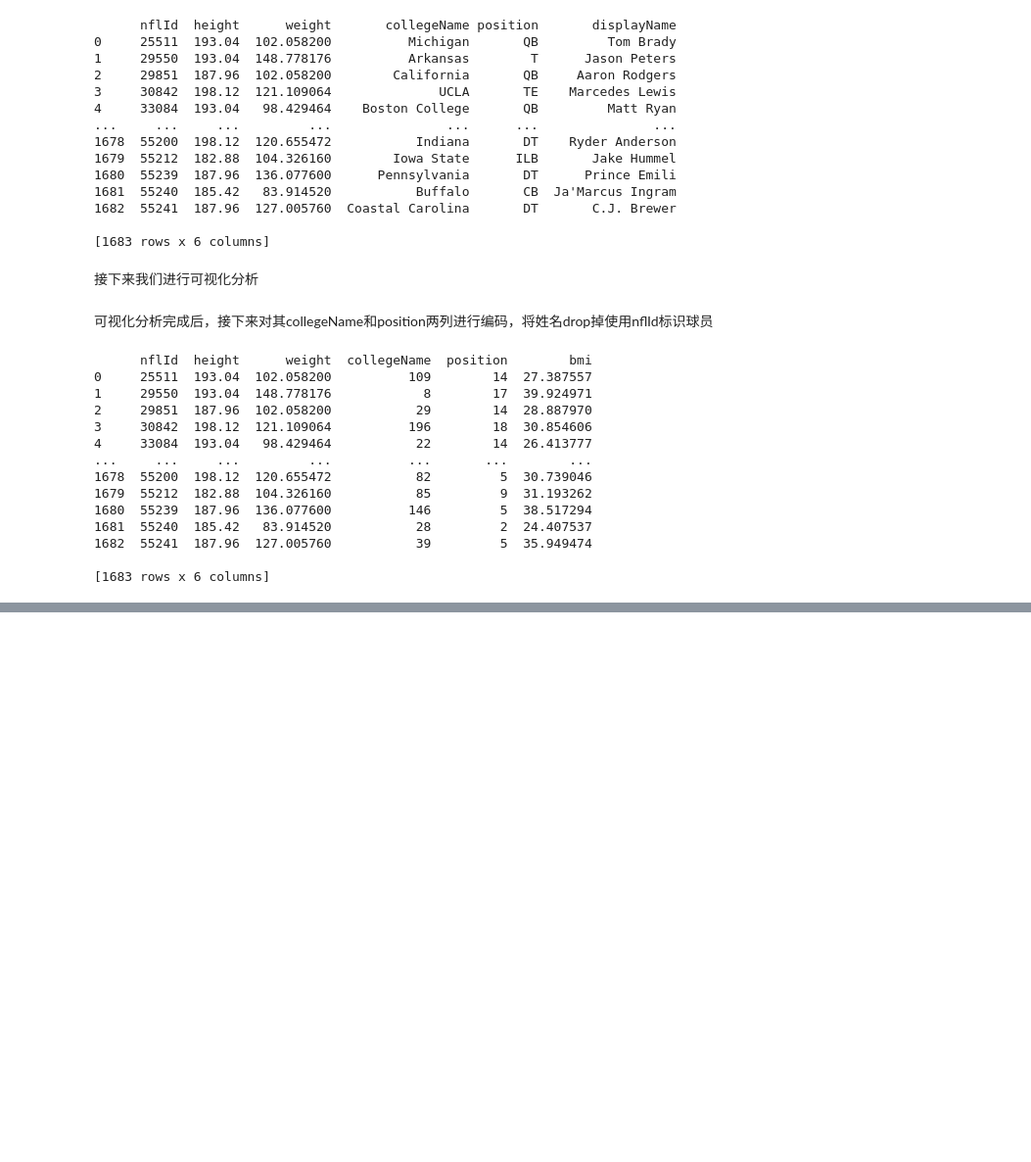
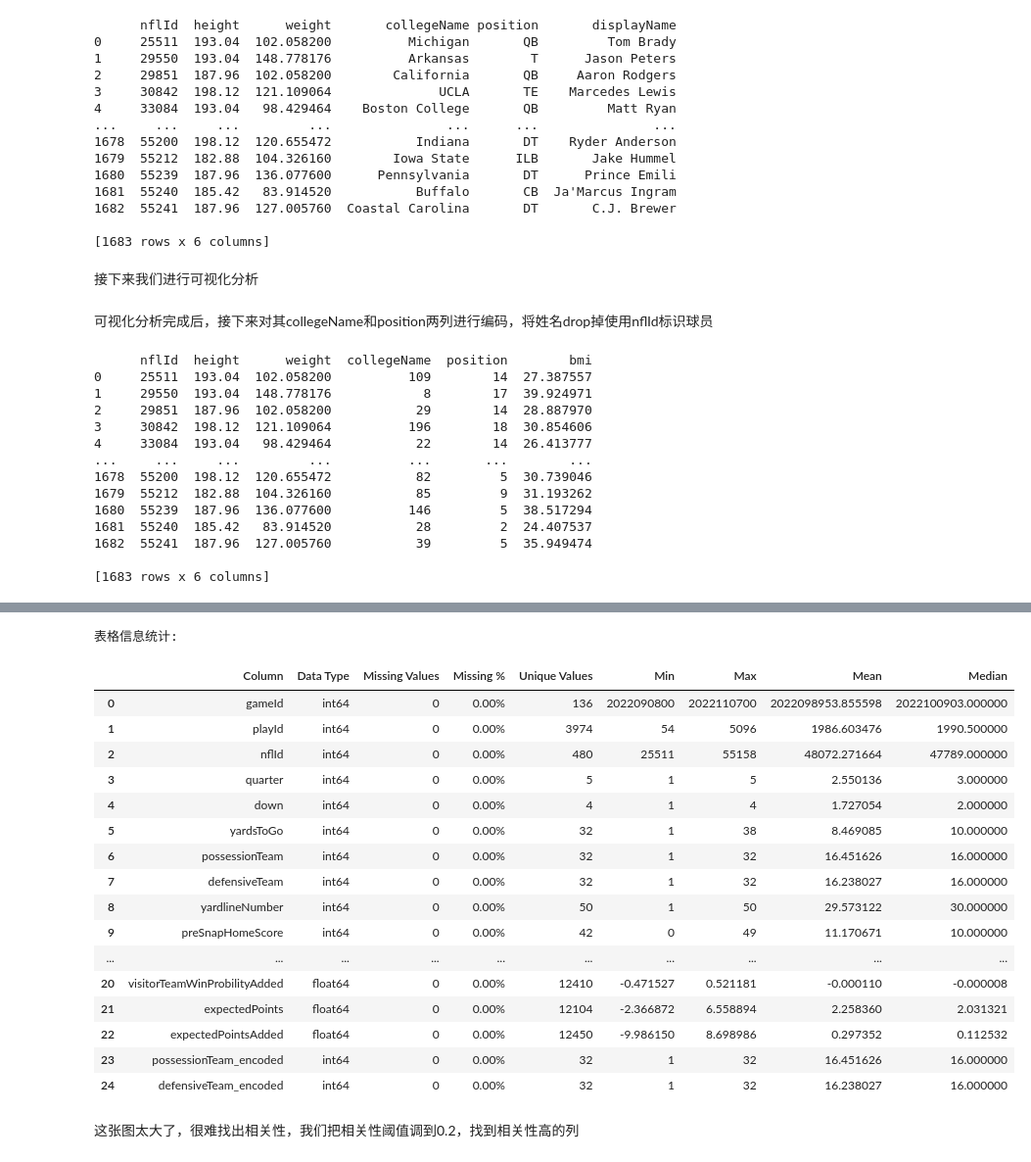
Before and after one commit to doctorzu/2024NFL-JNU, a Jupyter notebook: Code/Analysis/test.ipynb, the cells around one changed output, grey strips where cells are left out. Shown at 98% size. Drawn from its saved outputs; the diff is of its cells as text; code cells hidden in the pictures; blank space fills up the shorter version.

```diff
--- a/Code/Analysis/test.ipynb
+++ b/Code/Analysis/test.ipynb
@@ -572,0 +895,16 @@ print(players_data)
+# %%
+# 创建一个包含 'possessionTeam' 和 'defensiveTeam' 列独特值的列表
+unique_teams = sorted(list(set(plays_data['possessionTeam']) | set(plays_data['defensiveTeam'])))
+
+# 创建一个从 1 开始的新编码字典
+team_encoding = {team: code for code, team in enumerate(unique_teams, start=1)}
+
+# 使用字典映射将 'possessionTeam' 和 'defensiveTeam' 列的值进行重新编码
+plays_data['possessionTeam_encoded'] = plays_data['possessionTeam'].map(team_encoding)
+plays_data['defensiveTeam_encoded'] = plays_data['defensiveTeam'].map(team_encoding)
+
+# 将编码值填充回原列
+plays_data['possessionTeam'] = plays_data['possessionTeam_encoded']
+plays_data['defensiveTeam'] = plays_data['defensiveTeam_encoded']
+
+plays_data.head()
@@ -572,0 +921,16 @@ print(players_data)
+# %%
+# 将'offenseFormation'列中的NA值替换为0
+plays_data['offenseFormation'].fillna(0, inplace=True)
+
+# 排除填充后的整数0，对非零字符串值进行编码
+unique_formations = sorted(filter(lambda x: x != 0, plays_data['offenseFormation'].unique()))
+encoding_dict = {val: idx + 1 for idx, val in enumerate(unique_formations)}
+
+# 将编码后的值填充回'offenseFormation'列
+plays_data['offenseFormation'] = plays_data['offenseFormation'].map(lambda x: encoding_dict.get(x, 0)).astype(int)
+
+# 显示编码结果与原始值的对应关系
+reverse_encoding_dict = {v: k for k, v in encoding_dict.items()}
+print("编码结果与原始值的对应关系:")
+for code, value in sorted(reverse_encoding_dict.items()):
+    print(f"{code} -> '{value}'")
@@ -572,0 +948,4 @@ print(players_data)
+# %%
+# 将'defendersInTheBox'列和'passProbability'列中的NA值替换为数值0
+plays_data['defendersInTheBox'].fillna(0, inplace=True)
+plays_data['passProbability'].fillna(0, inplace=True)
@@ -572,0 +954,6 @@ print(players_data)
+# %%
+# 计算'expectedPointsAdded'列的中位数
+epa_median = plays_data['expectedPointsAdded'].median()
+
+# 将'expectedPointsAdded'列的空值使用中位数填充
+plays_data['expectedPointsAdded'].fillna(epa_median, inplace=True)
@@ -572,0 +982,21 @@ print(players_data)
+# %%
+plays_data_summary = generate_summary_table(plays_data)
+# %% [output]
+表格信息统计:
+|  | Column | Data Type | Missing Values | Missing % | Unique Values | Min | Max | Mean | Median |
+| 0 | gameId | int64 | 0 | 0.00% | 136 | 2022090800 | 2022110700 | 2022098953.855598 | 2022100903.000000 |
+| 1 | playId | int64 | 0 | 0.00% | 3974 | 54 | 5096 | 1986.603476 | 1990.500000 |
+| 2 | nflId | int64 | 0 | 0.00% | 480 | 25511 | 55158 | 48072.271664 | 47789.000000 |
+| 3 | quarter | int64 | 0 | 0.00% | 5 | 1 | 5 | 2.550136 | 3.000000 |
+| 4 | down | int64 | 0 | 0.00% | 4 | 1 | 4 | 1.727054 | 2.000000 |
+| 5 | yardsToGo | int64 | 0 | 0.00% | 32 | 1 | 38 | 8.469085 | 10.000000 |
+| 6 | possessionTeam | int64 | 0 | 0.00% | 32 | 1 | 32 | 16.451626 | 16.000000 |
+| 7 | defensiveTeam | int64 | 0 | 0.00% | 32 | 1 | 32 | 16.238027 | 16.000000 |
+| 8 | yardlineNumber | int64 | 0 | 0.00% | 50 | 1 | 50 | 29.573122 | 30.000000 |
+| 9 | preSnapHomeScore | int64 | 0 | 0.00% | 42 | 0 | 49 | 11.170671 | 10.000000 |
+| ... | ... | ... | ... | ... | ... | ... | ... | ... | ... |
+| 20 | visitorTeamWinProbilityAdded | float64 | 0 | 0.00% | 12410 | -0.471527 | 0.521181 | -0.000110 | -0.000008 |
+| 21 | expectedPoints | float64 | 0 | 0.00% | 12104 | -2.366872 | 6.558894 | 2.258360 | 2.031321 |
+| 22 | expectedPointsAdded | float64 | 0 | 0.00% | 12450 | -9.986150 | 8.698986 | 0.297352 | 0.112532 |
+| 23 | possessionTeam_encoded | int64 | 0 | 0.00% | 32 | 1 | 32 | 16.451626 | 16.000000 |
+| 24 | defensiveTeam_encoded | int64 | 0 | 0.00% | 32 | 1 | 32 | 16.238027 | 16.000000 |
@@ -572,0 +1037,2 @@ print(players_data)
+# %% [markdown]
+这张图太大了，很难找出相关性，我们把相关性阈值调到0.2，找到相关性高的列
```
Also changed, not shown: parts of 74 cells of this notebook, 2 other files.
